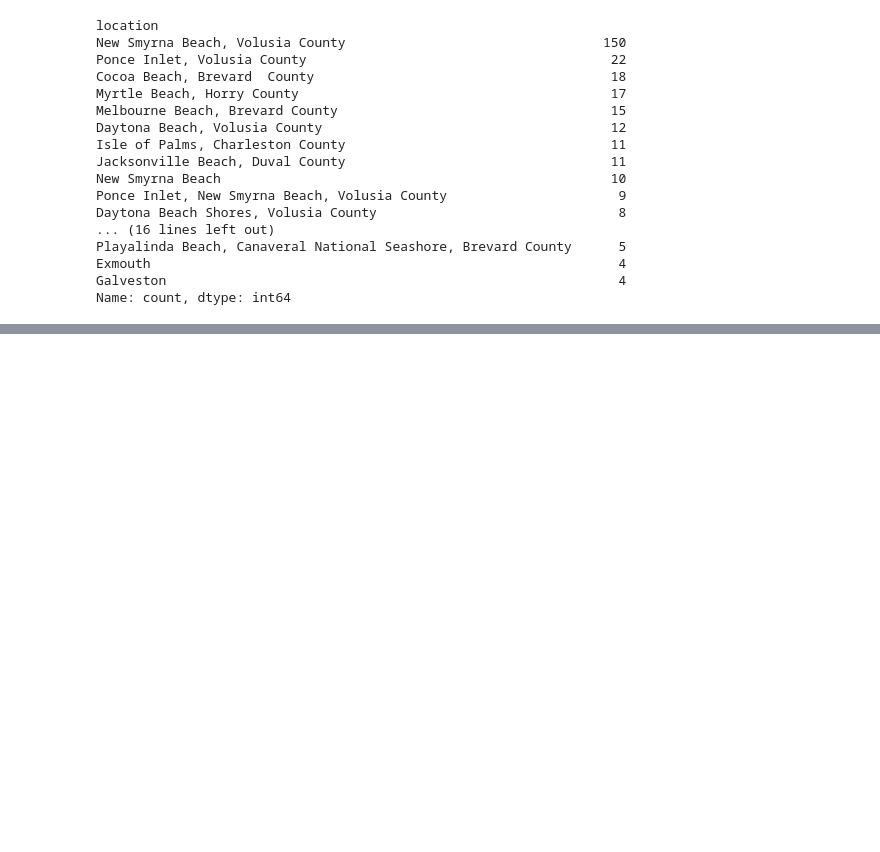
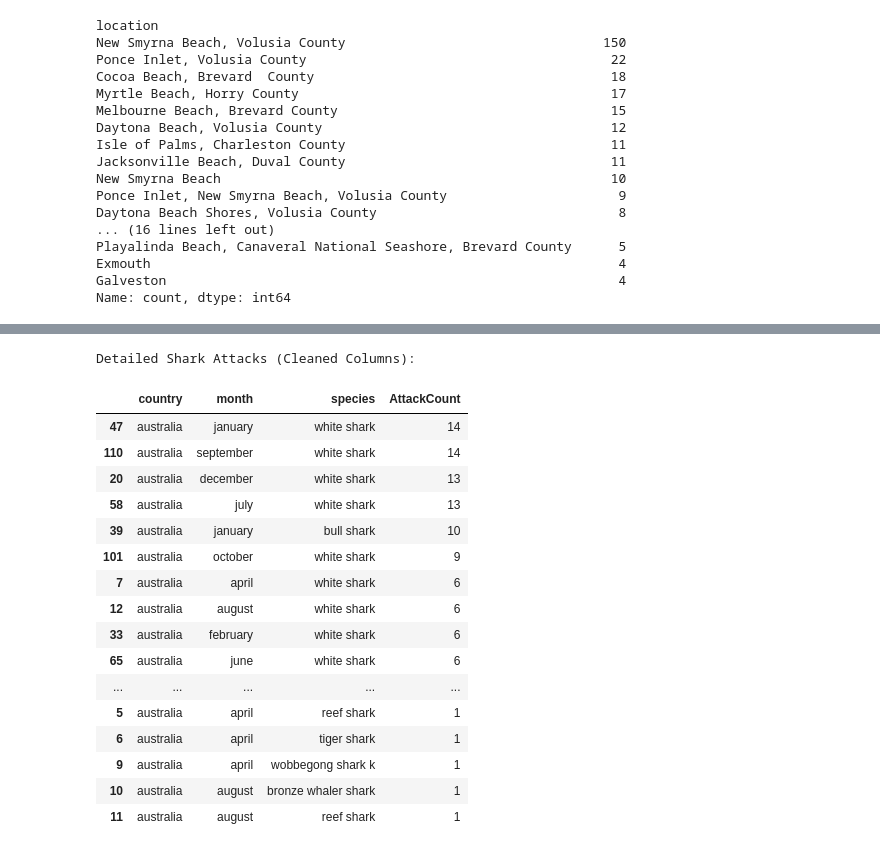
Before and after one commit to arnaumatasfont-keky/Proyecto-Shark-Attacks, a Jupyter notebook: Proyecto_Sharks_Attacks.ipynb, the cells around one changed output, grey strips where cells are left out. Cells and saved outputs as stored; diff of their text form; code cells hidden in the pictures; blank space fills up the shorter version.

```diff
--- a/Proyecto_Sharks_Attacks.ipynb
+++ b/Proyecto_Sharks_Attacks.ipynb
@@ -178,0 +291,13 @@ Name: count, dtype: int64
+# %%
+# 1. Standardize text to ensure a perfect match (lowercase and remove spaces)
+shark_df['species'] = shark_df['species'].astype(str).str.lower().str.strip()
+
+# 2. Define the list of values to be removed
+values_to_remove = ['unknown', 'shark', 'small shark', 'kg shark']
+
+# 3. Filter the dataframe: keep only rows where species is NOT in the list
+# The '~' symbol means "NOT"
+shark_df = shark_df[~shark_df['species'].isin(values_to_remove)]
+
+print(f"New dataframe shape: {shark_df.shape}")
+print(f"Remaining unique values in 'species': {shark_df['species'].nunique()}")
@@ -178,0 +356,31 @@ Name: count, dtype: int64
+# %%
+# 1. Grouping by Country, Month, and Species
+# I have removed the extra space after 'species' to match your Index
+attacks_detailed = shark_df.groupby(['country', 'month', 'species']).size().reset_index(name='AttackCount')
+
+# 2. Sorting the results
+# Sorting alphabetically by country, and then by attack volume
+attacks_detailed = attacks_detailed.sort_values(by=['country', 'AttackCount'], ascending=[True, False])
+
+# 3. Final display
+print("Detailed Shark Attacks (Cleaned Columns):")
+display(attacks_detailed.head(50))
+# %% [output]
+Detailed Shark Attacks (Cleaned Columns):
+|  | country | month | species | AttackCount |
+| 47 | australia | january | white shark | 14 |
+| 110 | australia | september | white shark | 14 |
+| 20 | australia | december | white shark | 13 |
+| 58 | australia | july | white shark | 13 |
+| 39 | australia | january | bull shark | 10 |
+| 101 | australia | october | white shark | 9 |
+| 7 | australia | april | white shark | 6 |
+| 12 | australia | august | white shark | 6 |
+| 33 | australia | february | white shark | 6 |
+| 65 | australia | june | white shark | 6 |
+| ... | ... | ... | ... | ... |
+| 5 | australia | april | reef shark | 1 |
+| 6 | australia | april | tiger shark | 1 |
+| 9 | australia | april | wobbegong shark k | 1 |
+| 10 | australia | august | bronze whaler shark | 1 |
+| 11 | australia | august | reef shark | 1 |
```
Also changed, not shown: parts of 32 cells of this notebook.
